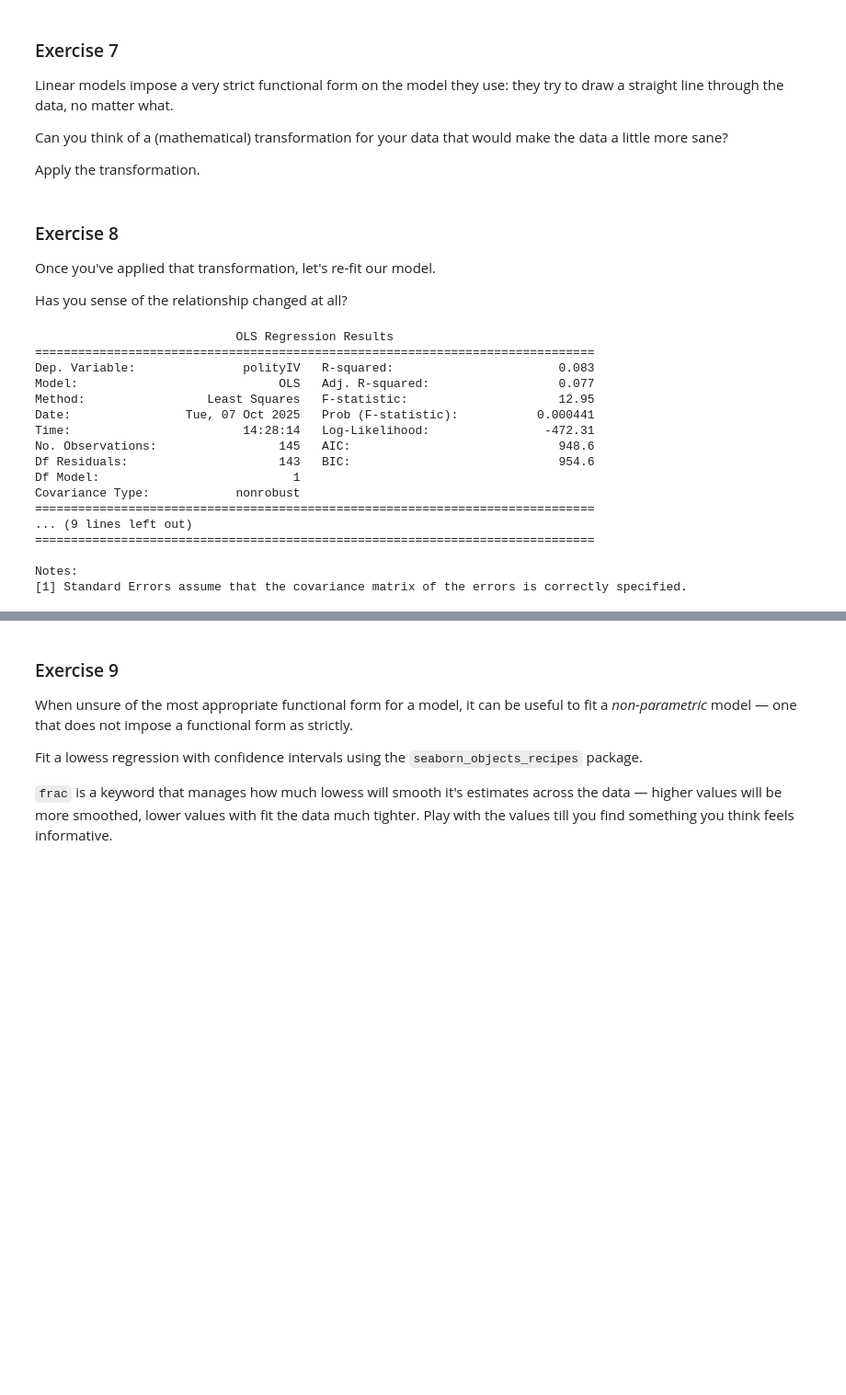
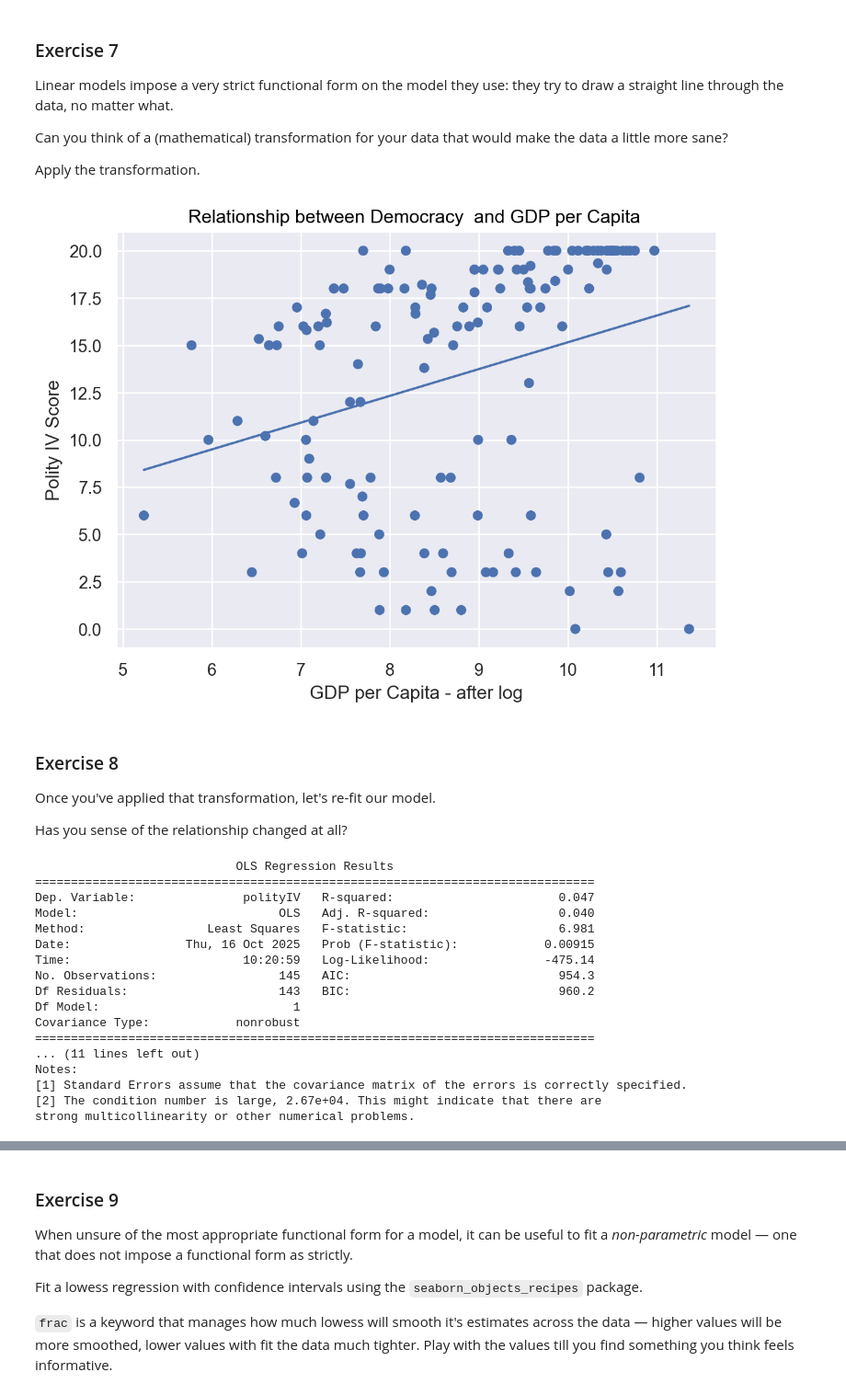
Before and after one commit to mbadu1/Oct7Ex, a Jupyter notebook: exercise_plotting_part2.ipynb, the cells around one changed output, grey strips where cells are left out. Shown at 92% size. Saved outputs shown, nothing was run; the diff lists cells and outputs as text; code cells hidden in the pictures; blank space fills up the shorter version.

```diff
--- a/exercise_plotting_part2.ipynb
+++ b/exercise_plotting_part2.ipynb
@@ -111,8 +132,16 @@ Linear models impose a very strict functional form on the model they use: they t
 Can you think of a (mathematical) transformation for your data that would make the data a little more sane?
 
 Apply the transformation.
-# %%
-wdi['log_gdp'] = np.log(wdi['gdppcap08'])
+# %%
+wdi["log_gdppcap08"] = np.log(wdi["gdppcap08"])
+
+so.Plot(wdi, x="log_gdppcap08", y="polityIV").add(so.Dot()).label(
+    title="Relationship between Democracy  and GDP per Capita ",
+    x="GDP per Capita - after log",
+    y="Polity IV Score",
+).add(so.Line(), so.PolyFit(1))
+# %% [output]
+[figure, added]
 # %% [markdown]
 ### Exercise 8
 
@@ -120,23 +149,23 @@ Once you've applied that transformation, let's re-fit our model.
 
 Has you sense of the relationship changed at all?
 # %%
-results_log = smf.ols('polityIV ~ log_gdp', data=wdi).fit()
+results_log = smf.ols('polityIV ~ gdppcap08', data=wdi).fit()
 print(results_log.summary())
 # %% [output]
                             OLS Regression Results
 ==============================================================================
-Dep. Variable:               polityIV   R-squared:                       0.083
-Model:                            OLS   Adj. R-squared:                  0.077
-Method:                 Least Squares   F-statistic:                     12.95
-Date:                Tue, 07 Oct 2025   Prob (F-statistic):           0.000441
-Time:                        14:28:14   Log-Likelihood:                -472.31
-No. Observations:                 145   AIC:                             948.6
-Df Residuals:                     143   BIC:                             954.6
+Dep. Variable:               polityIV   R-squared:                       0.047
+Model:                            OLS   Adj. R-squared:                  0.040
+Method:                 Least Squares   F-statistic:                     6.981
+Date:                Thu, 16 Oct 2025   Prob (F-statistic):            0.00915
+Time:                        10:20:59   Log-Likelihood:                -475.14
+No. Observations:                 145   AIC:                             954.3
+Df Residuals:                     143   BIC:                             960.2
 Df Model:                           1
 Covariance Type:            nonrobust
 ==============================================================================
-... (9 lines left out)
-==============================================================================
-
+... (11 lines left out)
 Notes:
 [1] Standard Errors assume that the covariance matrix of the errors is correctly specified.
+[2] The condition number is large, 2.67e+04. This might indicate that there are
+strong multicollinearity or other numerical problems.
```
Also changed, not shown: parts of 12 cells of this notebook.
